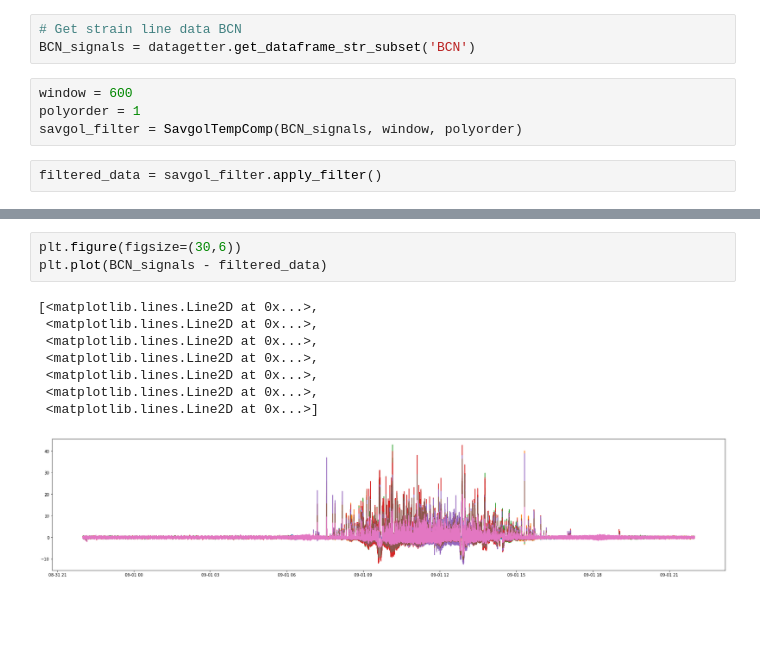
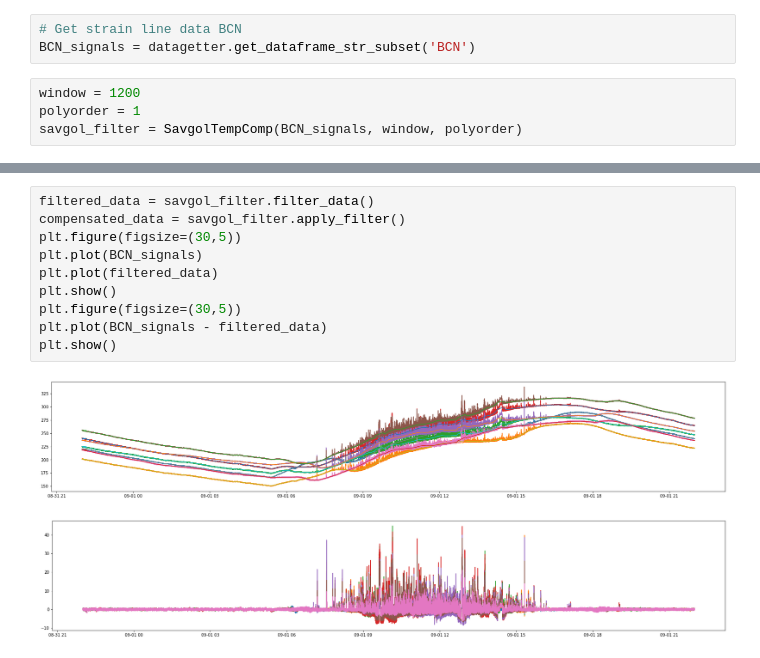
Before and after one commit to WEILMAX/dw_events, a Jupyter notebook: dw_events/notebooks/mw1_savgolfilter.ipynb, the cells around one changed output, grey strips where cells are left out. Drawn from its saved outputs; the diff is of its cells as text; blank space fills up the shorter version.

```diff
--- a/dw_events/notebooks/mw1_savgolfilter.ipynb
+++ b/dw_events/notebooks/mw1_savgolfilter.ipynb
@@ -19,8 +19,6 @@ strain_data = datagetter.get_strain_data()
 # Get strain line data BCN
 BCN_signals = datagetter.get_dataframe_str_subset('BCN')
 # %%
-window = 600
+window = 1200
 polyorder = 1
 savgol_filter = SavgolTempComp(BCN_signals, window, polyorder)
-# %%
-filtered_data = savgol_filter.apply_filter()
@@ -42,12 +25,13 @@ plt.plot(filtered_data)
-# %%
-plt.figure(figsize=(30,6))
-plt.plot(BCN_signals - filtered_data)
-# %% [output]
-[<matplotlib.lines.Line2D at 0x...>,
- <matplotlib.lines.Line2D at 0x...>,
- <matplotlib.lines.Line2D at 0x...>,
- <matplotlib.lines.Line2D at 0x...>,
- <matplotlib.lines.Line2D at 0x...>,
- <matplotlib.lines.Line2D at 0x...>,
- <matplotlib.lines.Line2D at 0x...>]
-[figure, removed]
+# %%
+filtered_data = savgol_filter.filter_data()
+compensated_data = savgol_filter.apply_filter()
+plt.figure(figsize=(30,5))
+plt.plot(BCN_signals)
+plt.plot(filtered_data)
+plt.show()
+plt.figure(figsize=(30,5))
+plt.plot(BCN_signals - filtered_data)
+plt.show()
+# %% [output]
+[figure, added]
+[figure, added]
```
Also changed, not shown: parts of 5 cells of this notebook, 5 other files.
